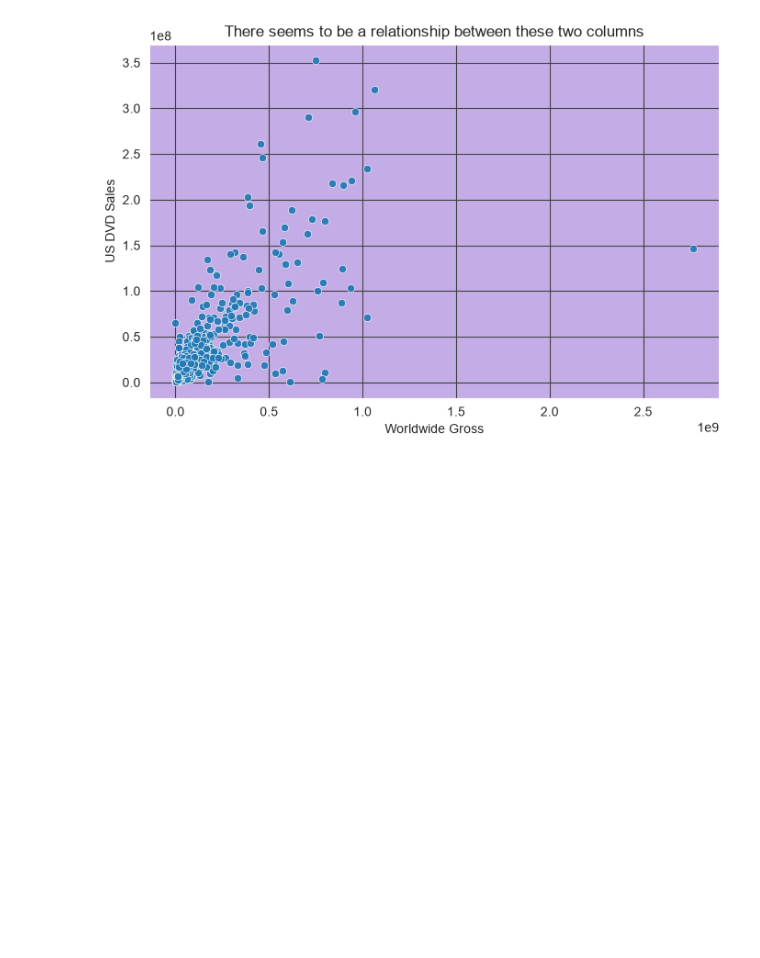
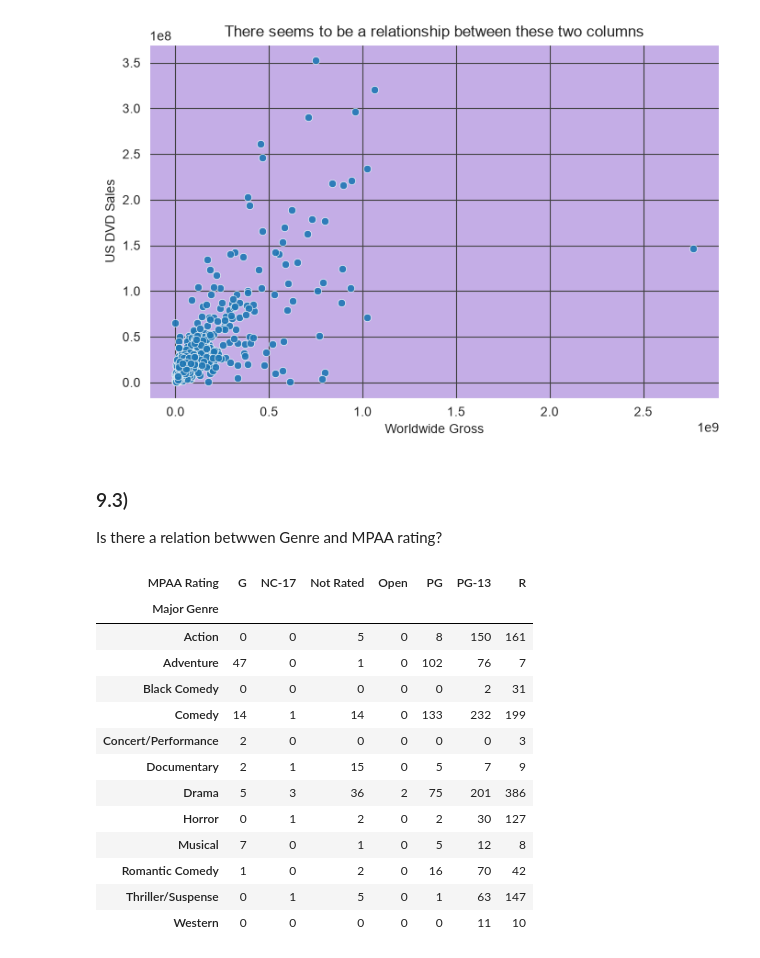
Before and after one commit to jakobschonberg/lexicon, a Jupyter notebook: Data_Analysis_Visualization/Project_Movies/movies.ipynb, the cells around one changed output. Drawn from its saved outputs; the diff is of its cells as text; code cells hidden in the pictures; blank space fills up the shorter version.

```diff
--- a/Data_Analysis_Visualization/Project_Movies/movies.ipynb
+++ b/Data_Analysis_Visualization/Project_Movies/movies.ipynb
@@ -623,3 +627,25 @@ ax.set_xlabel('Worldwide Gross')
 plt.show()
 # %% [output]
 [figure]
+# %% [markdown]
+### 9.3)
+
+Is there a relation betwwen Genre and MPAA rating?
+# %%
+ctab = pd.crosstab(movies['Major Genre'], movies['MPAA Rating'])
+ctab
+# %% [output]
+| MPAA Rating | G | NC-17 | Not Rated | Open | PG | PG-13 | R |
+| Major Genre |  |  |  |  |  |  |  |
+| Action | 0 | 0 | 5 | 0 | 8 | 150 | 161 |
+| Adventure | 47 | 0 | 1 | 0 | 102 | 76 | 7 |
+| Black Comedy | 0 | 0 | 0 | 0 | 0 | 2 | 31 |
+| Comedy | 14 | 1 | 14 | 0 | 133 | 232 | 199 |
+| Concert/Performance | 2 | 0 | 0 | 0 | 0 | 0 | 3 |
+| Documentary | 2 | 1 | 15 | 0 | 5 | 7 | 9 |
+| Drama | 5 | 3 | 36 | 2 | 75 | 201 | 386 |
+| Horror | 0 | 1 | 2 | 0 | 2 | 30 | 127 |
+| Musical | 7 | 0 | 1 | 0 | 5 | 12 | 8 |
+| Romantic Comedy | 1 | 0 | 2 | 0 | 16 | 70 | 42 |
+| Thriller/Suspense | 0 | 1 | 5 | 0 | 1 | 63 | 147 |
+| Western | 0 | 0 | 0 | 0 | 0 | 11 | 10 |
```
Also changed, not shown: parts of 10 cells of this notebook.
